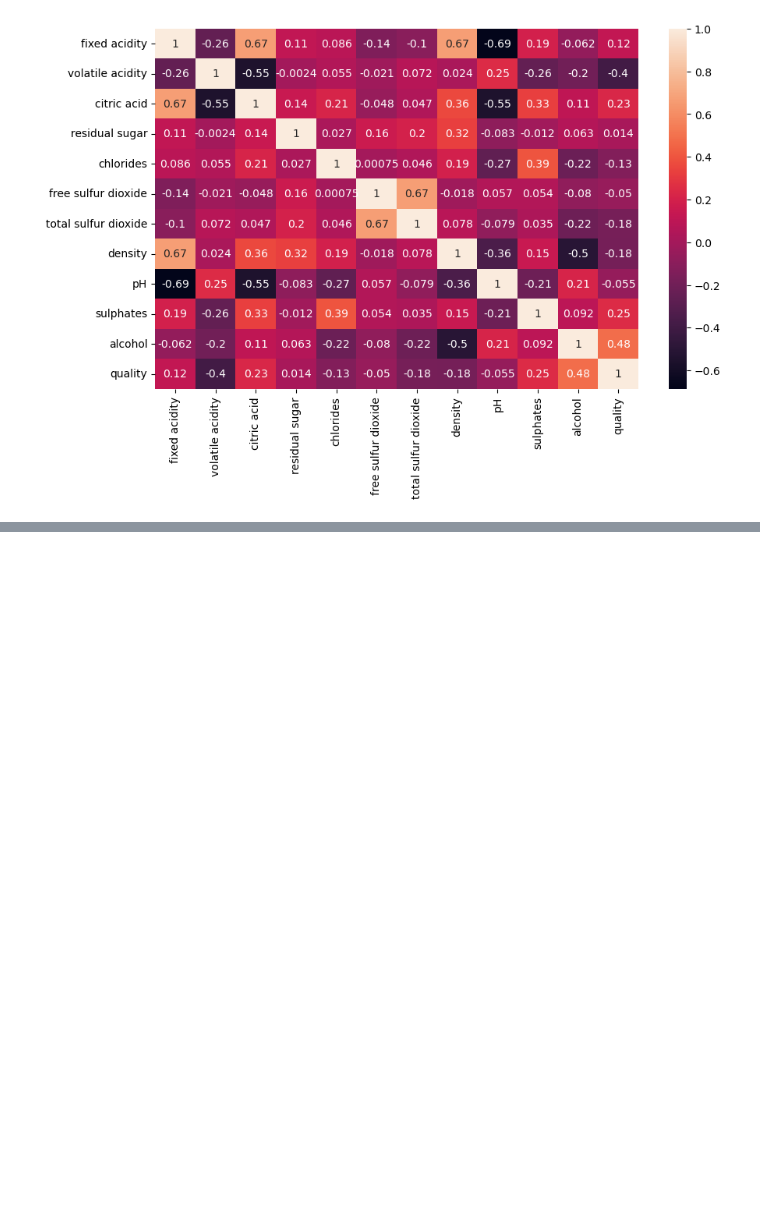
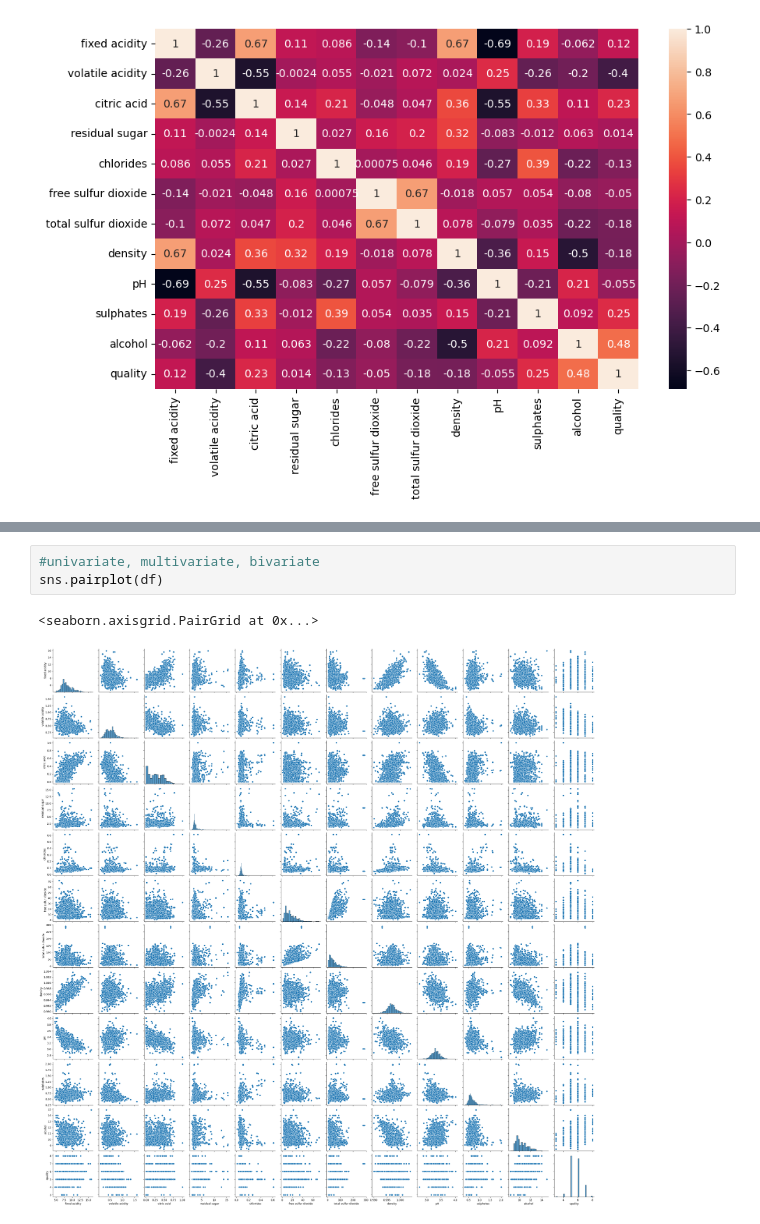
Before and after one commit to awais4212/Data-Science-Basics, a Jupyter notebook: Featured Engineering/EDA.ipynb, the cells around one changed output, grey strips where cells are left out. Cells and saved outputs as stored; diff of their text form; blank space fills up the shorter version.

```diff
--- a/Featured Engineering/EDA.ipynb
+++ b/Featured Engineering/EDA.ipynb
@@ -108,0 +144,6 @@ df.quality.value_counts().plot(kind='bar')
+# %%
+#univariate, multivariate, bivariate
+sns.pairplot(df)
+# %% [output]
+<seaborn.axisgrid.PairGrid at 0x...>
+[figure, added]
```
Also changed, not shown: parts of 6 cells of this notebook.
